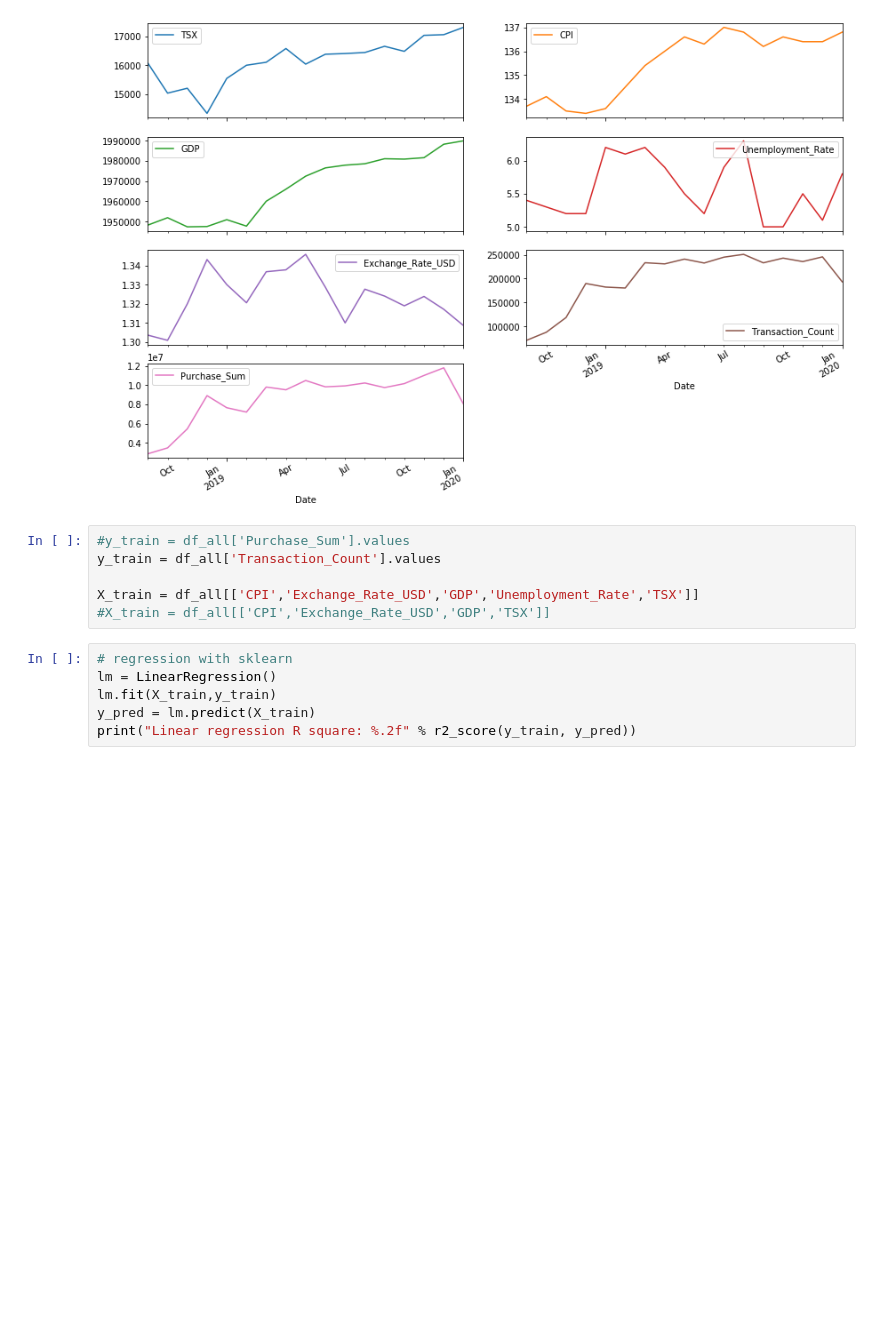
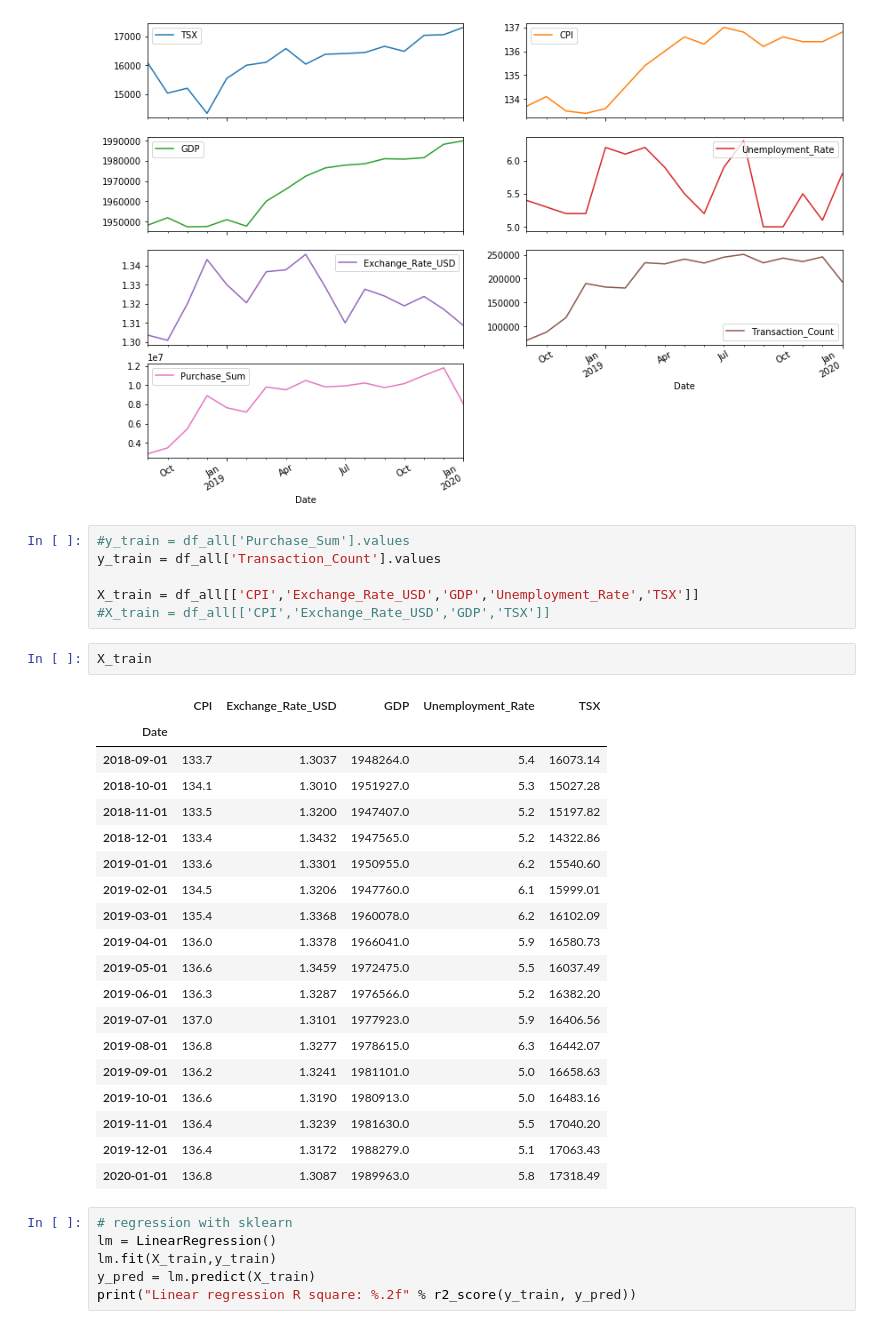
Before and after one commit to rui-zhang-ocean/Predict_Transactions, a Jupyter notebook: forecast_sales.ipynb, the cells around one changed output. Cells and saved outputs as stored; diff of their text form; blank space fills up the shorter version.

```diff
--- a/forecast_sales.ipynb
+++ b/forecast_sales.ipynb
@@ -150,6 +150,28 @@ y_train = df_all['Transaction_Count'].values
 
 X_train = df_all[['CPI','Exchange_Rate_USD','GDP','Unemployment_Rate','TSX']]
 #X_train = df_all[['CPI','Exchange_Rate_USD','GDP','TSX']]
+# %%
+X_train
+# %% [output]
+|  | CPI | Exchange_Rate_USD | GDP | Unemployment_Rate | TSX |
+| Date |  |  |  |  |  |
+| 2018-09-01 | 133.7 | 1.3037 | 1948264.0 | 5.4 | 16073.14 |
+| 2018-10-01 | 134.1 | 1.3010 | 1951927.0 | 5.3 | 15027.28 |
+| 2018-11-01 | 133.5 | 1.3200 | 1947407.0 | 5.2 | 15197.82 |
+| 2018-12-01 | 133.4 | 1.3432 | 1947565.0 | 5.2 | 14322.86 |
+| 2019-01-01 | 133.6 | 1.3301 | 1950955.0 | 6.2 | 15540.60 |
+| 2019-02-01 | 134.5 | 1.3206 | 1947760.0 | 6.1 | 15999.01 |
+| 2019-03-01 | 135.4 | 1.3368 | 1960078.0 | 6.2 | 16102.09 |
+| 2019-04-01 | 136.0 | 1.3378 | 1966041.0 | 5.9 | 16580.73 |
+| 2019-05-01 | 136.6 | 1.3459 | 1972475.0 | 5.5 | 16037.49 |
+| 2019-06-01 | 136.3 | 1.3287 | 1976566.0 | 5.2 | 16382.20 |
+| 2019-07-01 | 137.0 | 1.3101 | 1977923.0 | 5.9 | 16406.56 |
+| 2019-08-01 | 136.8 | 1.3277 | 1978615.0 | 6.3 | 16442.07 |
+| 2019-09-01 | 136.2 | 1.3241 | 1981101.0 | 5.0 | 16658.63 |
+| 2019-10-01 | 136.6 | 1.3190 | 1980913.0 | 5.0 | 16483.16 |
+| 2019-11-01 | 136.4 | 1.3239 | 1981630.0 | 5.5 | 17040.20 |
+| 2019-12-01 | 136.4 | 1.3172 | 1988279.0 | 5.1 | 17063.43 |
+| 2020-01-01 | 136.8 | 1.3087 | 1989963.0 | 5.8 | 17318.49 |
 # %%
 # regression with sklearn
 lm = LinearRegression()
```
Also changed, not shown: parts of 12 cells of this notebook.
